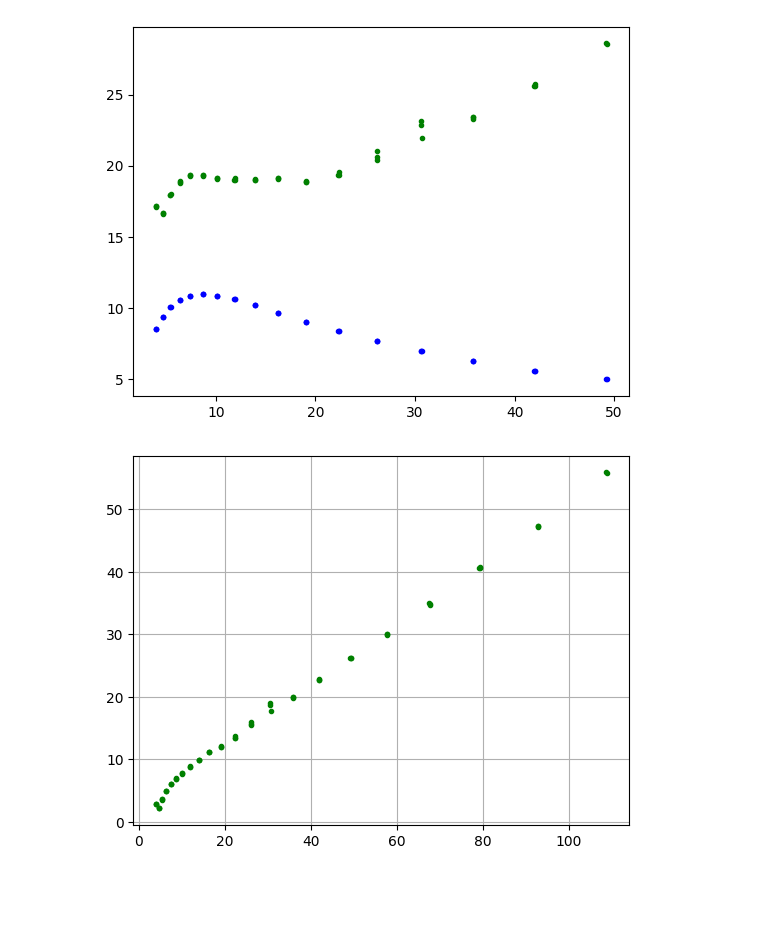
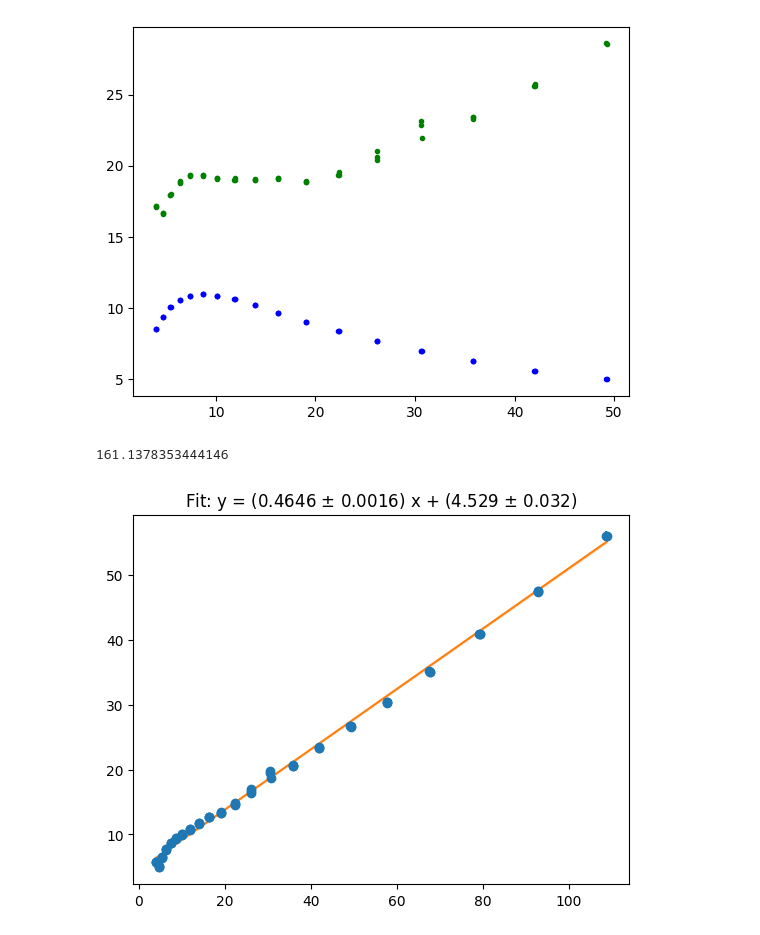
Before and after one commit to Gamal-on/YBCO, a Jupyter notebook: schottky_subs_analysis.ipynb, the cells around one changed output. Cells and saved outputs as stored; diff of their text form; code cells hidden in the pictures; blank space fills up the shorter version.

```diff
--- a/schottky_subs_analysis.ipynb
+++ b/schottky_subs_analysis.ipynb
@@ -63,15 +63,22 @@ plt.plot(squared_temperature[0:50], sch.schottky(temperature[0:50], E, n=3e-3),
 [<matplotlib.lines.Line2D at 0x...>]
 [figure]
 # %%
-# Soustraction de HC par schottky
+# Linear fit en mJ/K**2.mol, entre 0 et 10 K environ, n=8e-3
 
-HC_sample_substracted = sample_HC - sch.schottky(temperature, E, n=1e-2) #en mJ/mol.K
+HC_sample_substracted = sample_HC - sch.schottky(temperature, E, n=8e-3) #en mJ/mol.K
 C_substracted_divT = HC_sample_substracted / temperature
 
-plt.figure()
-plt.plot(squared_temperature[0:65], C_substracted_divT[0:65], ".g")
-plt.grid(True)
-plt.show()
+ajustement = ft.linfitxy(squared_temperature[0:65], C_substracted_divT[0:65], 2*err_temperature[0:65]*temperature[0:65], err_C_divT[0:65],
+                         plot=True)
+
+beta = ajustement[0]*1e-3 # en mJ
+
+pi4 = np.pi**4
+temp_debye_cube = (12*r*pi4)/(5*beta)
+temp_debye = np.cbrt(temp_debye_cube)  # en K
+
+print(temp_debye)
 # %% [output]
+161.1378353444146
-[figure, old version]
+[figure, new version]
 # %%
```
Also changed, not shown: parts of 3 cells of this notebook, 1 other file.
